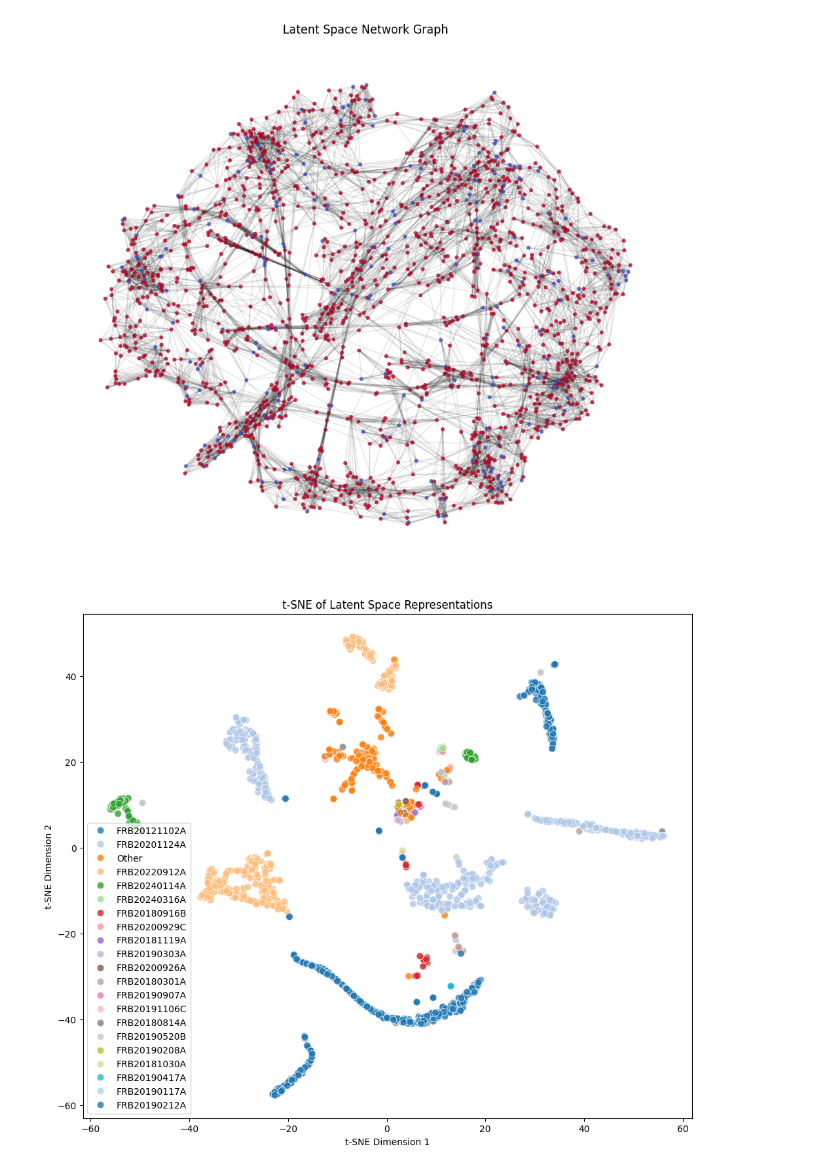
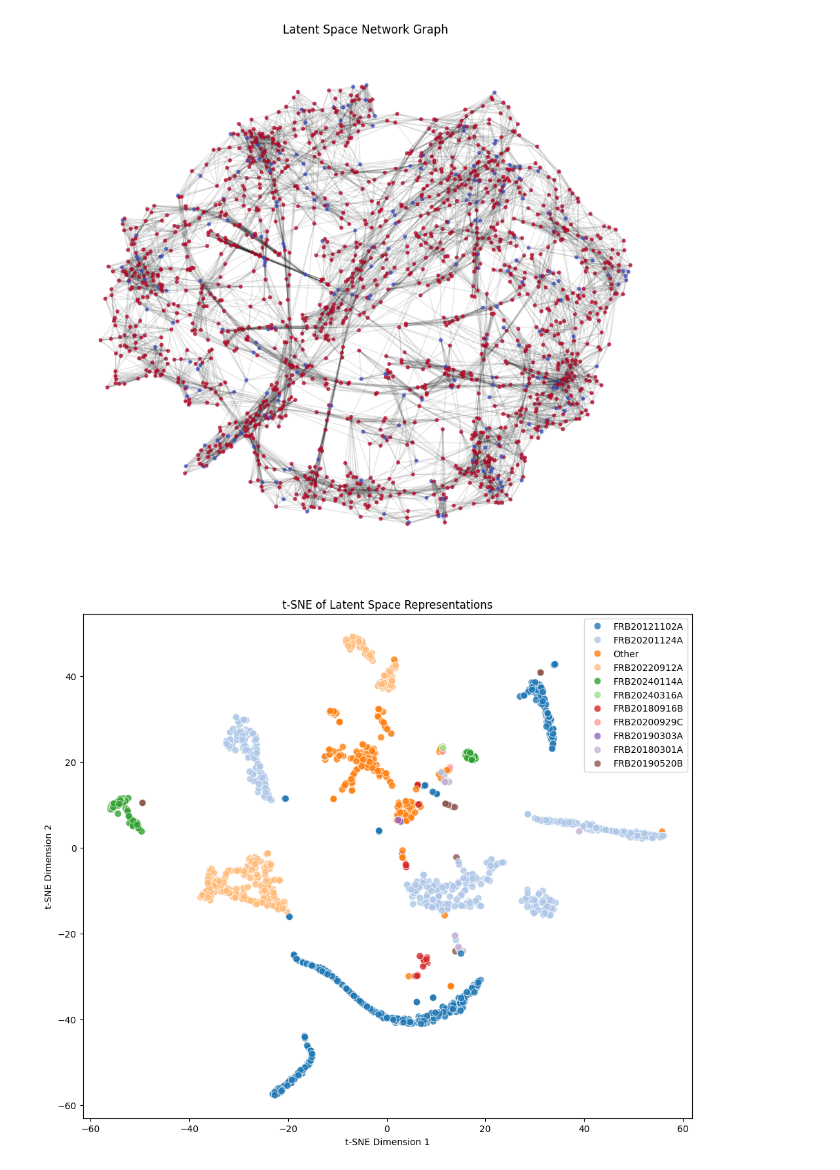
Before and after one commit to rtenacity/frb-analysis, a Jupyter notebook: frb-supervisedvae-optimized-recall.ipynb, the cells around one changed output. Cells and saved outputs as stored; diff of their text form; code cells hidden in the pictures.

```diff
--- a/frb-supervisedvae-optimized-recall.ipynb
+++ b/frb-supervisedvae-optimized-recall.ipynb
@@ -907,18 +907,17 @@ source_data_val = list(original_data.loc[val_indices, "Source"])
 source_data_val
 
 source_data_train = list(original_data.loc[train_indices, "Source"])
-
-label_counts = Counter(source_data_val)
-
-top_labels = [label for label, _ in label_counts.most_common(20)]
-
-source_data_val_freq = [label if label in top_labels else 'Other' for label in source_data_val]
-
-print(f"Top 20 Labels: {top_labels}")
-print(f"Sample Transformed Data: {source_data_val_freq[:10]}")  # Display first 10 entries
 # %% [output]
 Top 20 Labels: ['FRB20201124A', 'FRB20121102A', 'FRB20220912A', 'FRB20240114A', 'FRB20180916B', 'FRB20180301A', 'FRB20190520B', 'FRB20240316A', 'FRB20190303A', 'FRB20200929C', 'FRB20190212A', 'FRB2018 ...
 Sample Transformed Data: ['FRB20121102A', 'FRB20201124A', 'FRB20121102A', 'Other', 'FRB20220912A', 'FRB20201124A', 'FRB20121102A', 'FRB20220912A', 'Other', 'FRB20201124A']
+# %%
+def get_source_data_val_freq(n=20):
+    global source_data_val
+    label_counts = Counter(source_data_val)
+    top_labels = [label for label, _ in label_counts.most_common(n)]
+    source_data_val_freq = [label if label in top_labels else 'Other' for label in source_data_val]
+
+    return source_data_val_freq
 # %%
 train_tensor = torch.tensor(train_data, dtype=torch.float32)
 val_tensor = torch.tensor(val_data, dtype=torch.float32)
@@ -1126,7 +1125,7 @@ network_analysis(val_latent, val_labels_np)
 # %% [output]
 [figure]
 # %%
-visualize_latent_space_tsne(val_latent, source_data_val_freq)
+visualize_latent_space_tsne(val_latent, get_source_data_val_freq(10))
 # %% [output]
-[figure, old version]
+[figure, new version]
 # %%
```
Also changed, not shown: parts of 2 cells of this notebook.
